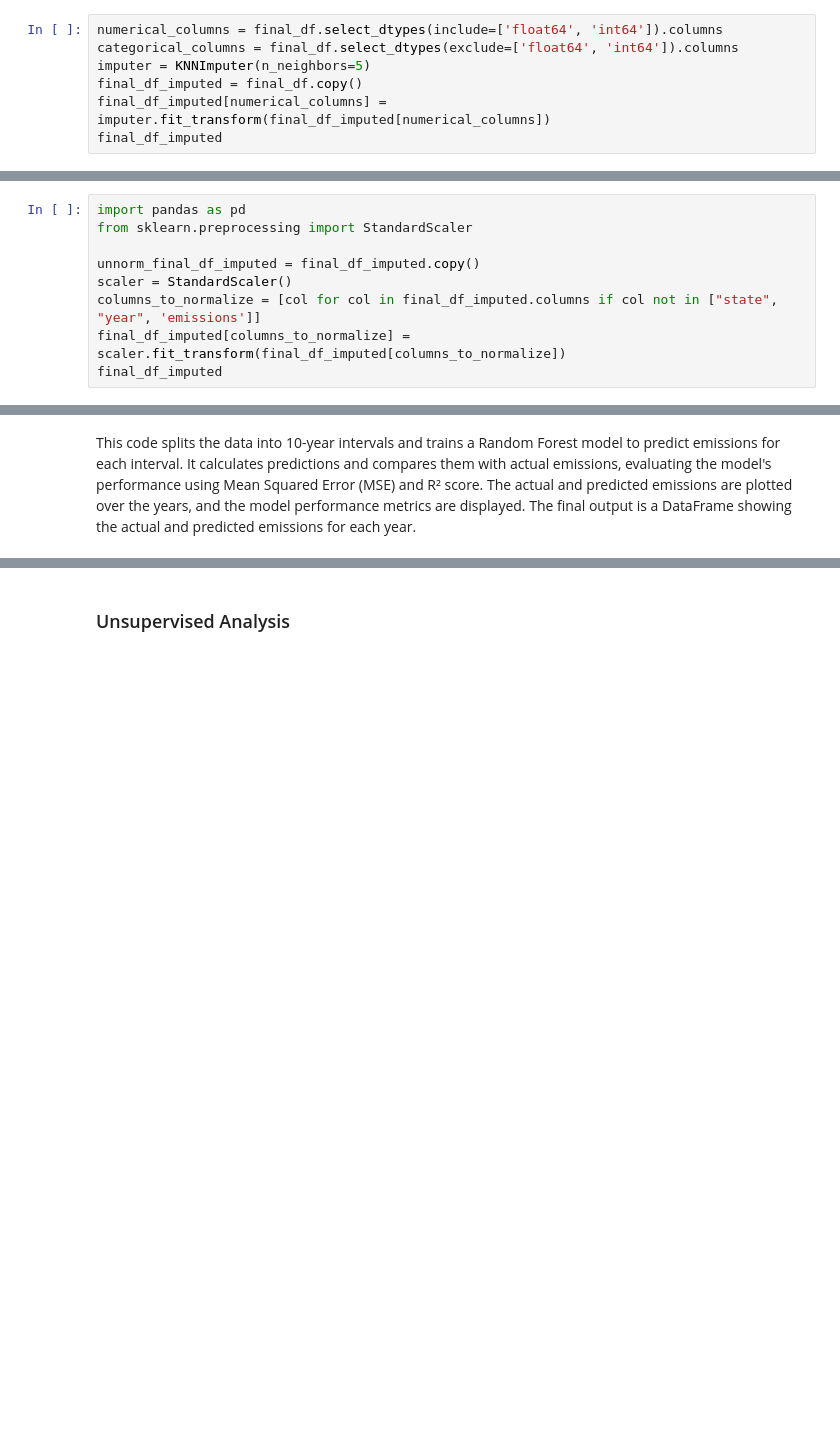
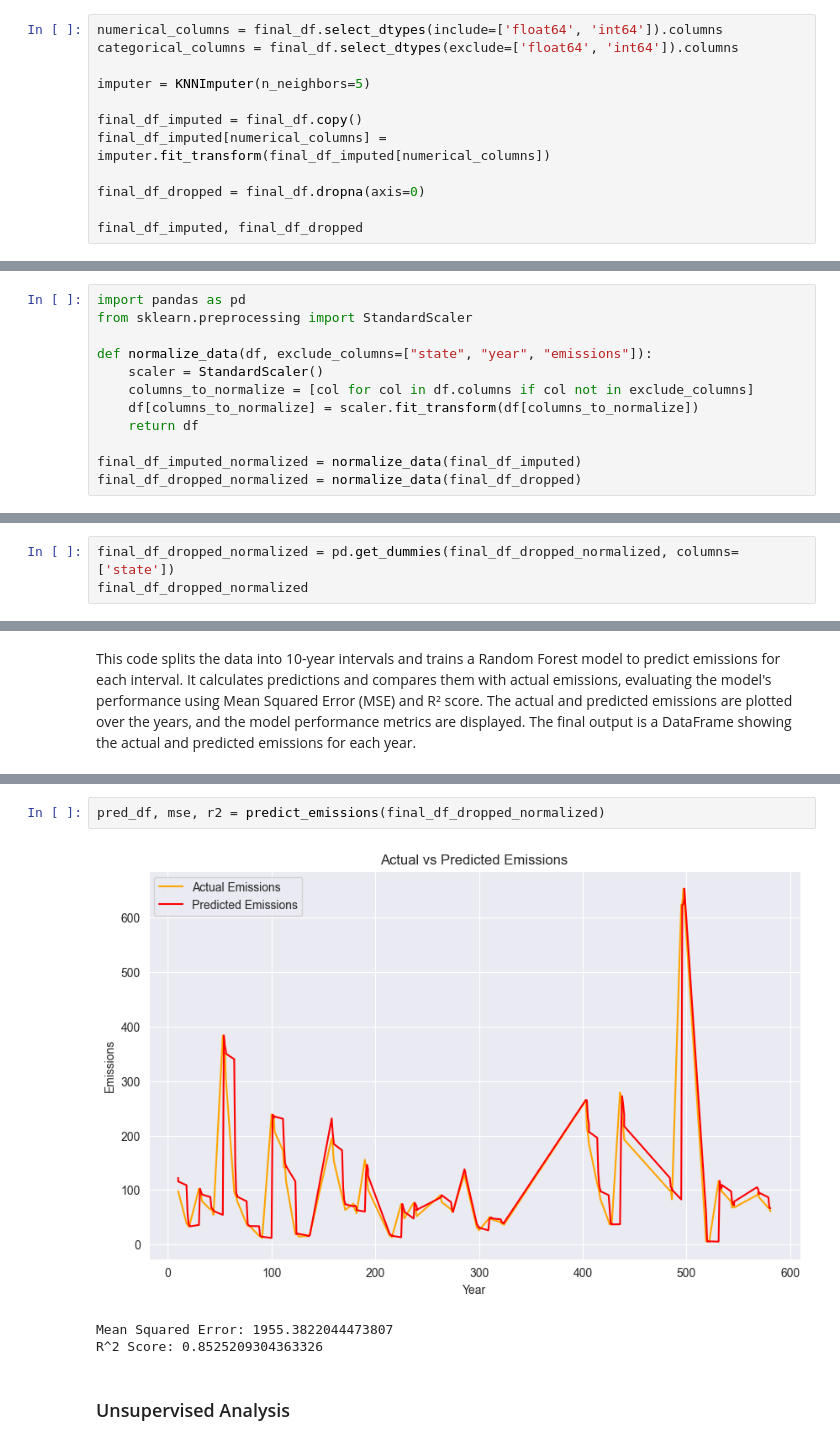
Before and after one commit to AyalYakobe/AirPollutionByPolitics, a Jupyter notebook: overview.ipynb, the cells around one changed output, grey strips where cells are left out. Saved outputs shown, nothing was run; the diff lists cells and outputs as text; blank space fills up the shorter version.

Commit message:
fixed impute / non-impute

```diff
--- a/overview.ipynb
+++ b/overview.ipynb
@@ -483,8 +458,13 @@ This code identifies the numerical and categorical columns in the `final_df` Dat
 # %%
 numerical_columns = final_df.select_dtypes(include=['float64', 'int64']).columns
 categorical_columns = final_df.select_dtypes(exclude=['float64', 'int64']).columns
+
 imputer = KNNImputer(n_neighbors=5)
+
 final_df_imputed = final_df.copy()
 final_df_imputed[numerical_columns] = imputer.fit_transform(final_df_imputed[numerical_columns])
-final_df_imputed
+
+final_df_dropped = final_df.dropna(axis=0)
+
+final_df_imputed, final_df_dropped
 # %% [output]
@@ -509,9 +493,12 @@ This code creates a copy of the `final_df_imputed` DataFrame and applies standar
 import pandas as pd
 from sklearn.preprocessing import StandardScaler
 
-unnorm_final_df_imputed = final_df_imputed.copy()
-scaler = StandardScaler()
-columns_to_normalize = [col for col in final_df_imputed.columns if col not in ["state", "year", 'emissions']]
-final_df_imputed[columns_to_normalize] = scaler.fit_transform(final_df_imputed[columns_to_normalize])
-final_df_imputed
+def normalize_data(df, exclude_columns=["state", "year", "emissions"]):
+    scaler = StandardScaler()
+    columns_to_normalize = [col for col in df.columns if col not in exclude_columns]
+    df[columns_to_normalize] = scaler.fit_transform(df[columns_to_normalize])
+    return df
+
+final_df_imputed_normalized = normalize_data(final_df_imputed)
+final_df_dropped_normalized = normalize_data(final_df_dropped)
 # %% [output]
@@ -530,0 +547,3 @@ final_df_imputed
+# %%
+final_df_dropped_normalized = pd.get_dummies(final_df_dropped_normalized, columns=['state'])
+final_df_dropped_normalized
@@ -714,3 +827,9 @@ R^2 Score: 0.7703336311780756
+# %%
+pred_df, mse, r2 = predict_emissions(final_df_dropped_normalized)
+# %% [output]
+[figure, added]
+Mean Squared Error: 1955.3822044473807
+R^2 Score: 0.8525209304363326
 # %% [markdown]
 ### Unsupervised Analysis
 # %% [markdown]
```
Also changed, not shown: parts of 30 cells of this notebook.
